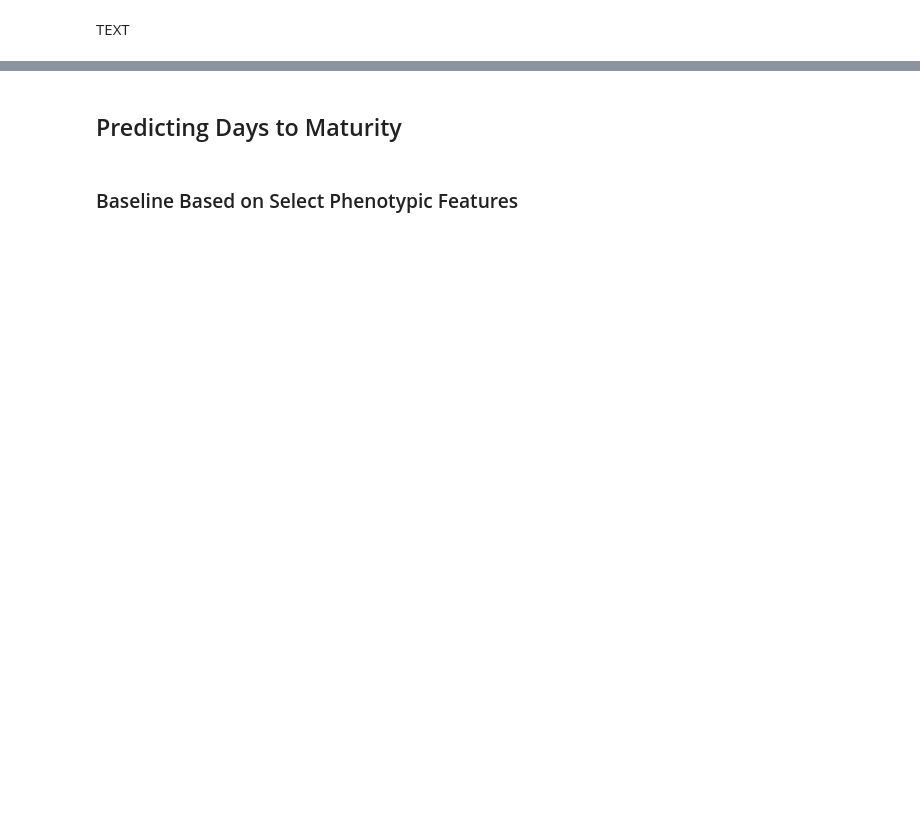
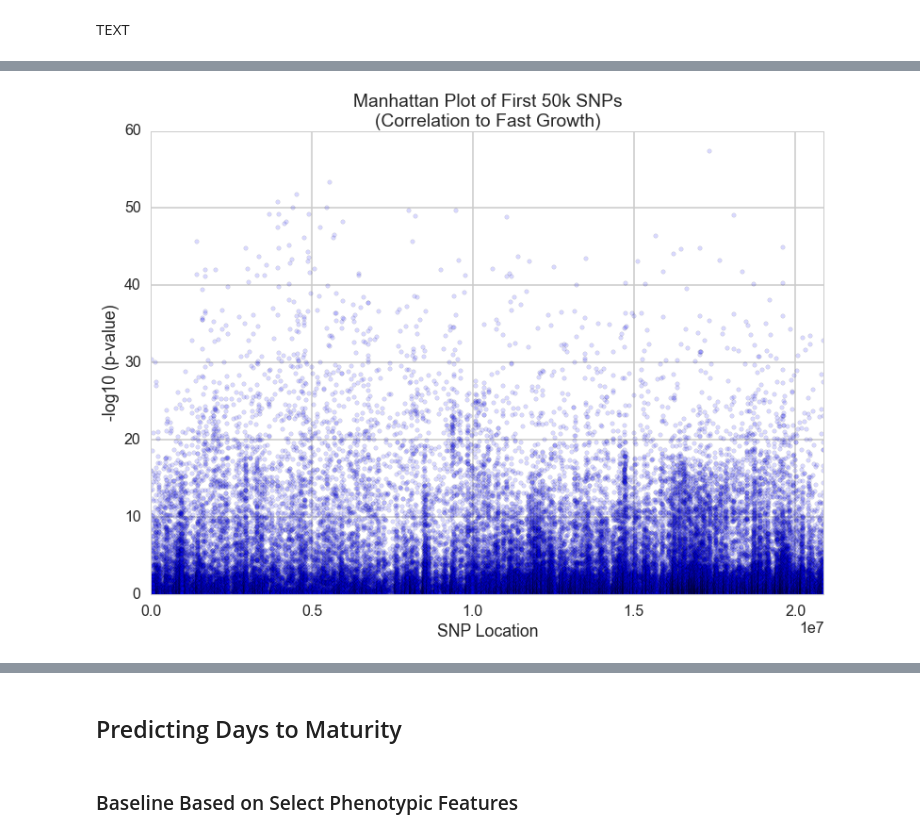
Before and after one commit to dylanpeterson/cs109-final-project, a Jupyter notebook: processbook.ipynb, the cells around one changed output, grey strips where cells are left out. Drawn from its saved outputs; the diff is of its cells as text; code cells hidden in the pictures; blank space fills up the shorter version.

```diff
--- a/processbook.ipynb
+++ b/processbook.ipynb
@@ -953,0 +1005,4 @@ TEXT
+# %%
+snp_edadf= pd.read_csv('tempdata/finally1.csv', index_col=0)
+print snp_edadf.shape
+snp_edadf.head()
@@ -953,0 +1018,31 @@ TEXT
+# %%
+from scipy.stats import spearmanr
+
+snp_cols = list(snp_edadf.columns[1:])
+
+spearman_cor_dict = {}
+p_val_dict = {}
+neg_log_p_val_dict = {}
+for snp in snp_cols:
+    cor,p = spearmanr(list(snp_edadf['fast']),list(snp_edadf[snp]))
+    spearman_cor_dict.update({snp:(cor)})
+    p_val_dict.update({snp:(p)})
+    pp = -np.log10(p)
+    neg_log_p_val_dict.update({snp:(pp)})
+# %%
+stats_df=pd.DataFrame(spearman_cor_dict, index=['spearman_cor']).append(pd.DataFrame(p_val_dict, index=['p_vals'])).append(pd.DataFrame(neg_log_p_val_dict, index=['neg_log_p_vals']))
+stats_df=stats_df.transpose()
+
+new_names = []
+for name in stats_df.index.values:
+    i=0
+    for c in name:
+        i+=1
+        if c=='_':
+            upd_name=int(name[i:])
+            break
+    new_names.append(upd_name)
+
+stats_df.loc[:,'name']=(new_names)
+stats_df.set_index('name',inplace=True)
+stats_df.head()
@@ -953,0 +1057,8 @@ TEXT
+# %%
+plt.scatter(stats_df.index.values,stats_df['neg_log_p_vals'],alpha=.15)
+plt.axis([0,np.max(stats_df.index.values),0,60]);
+plt.title('Manhattan Plot of First 50k SNPs\n(Correlation to Fast Growth)');
+plt.ylabel('-log10 (p-value)')
+plt.xlabel('SNP Location');
+# %% [output]
+[figure, added]
```
Also changed, not shown: parts of 11 cells of this notebook.
